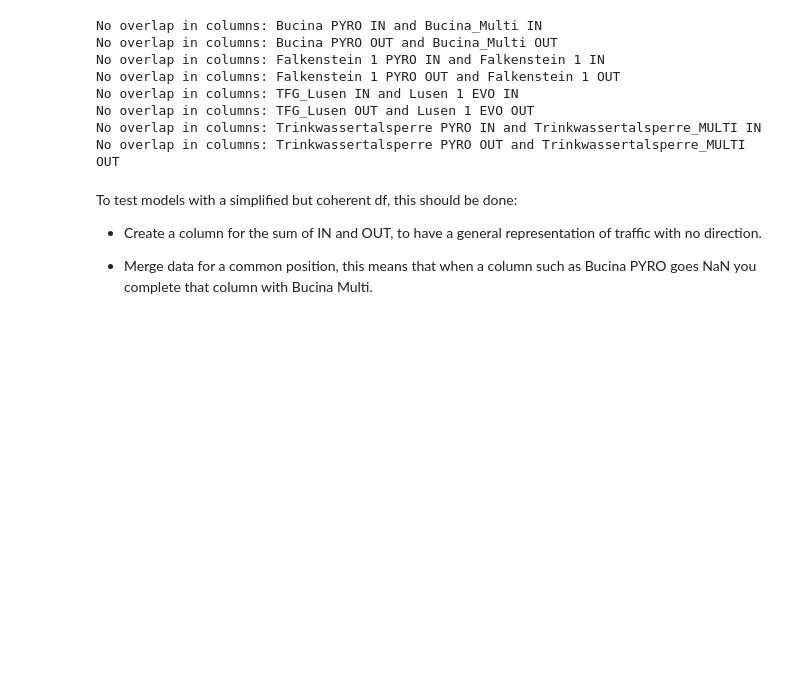
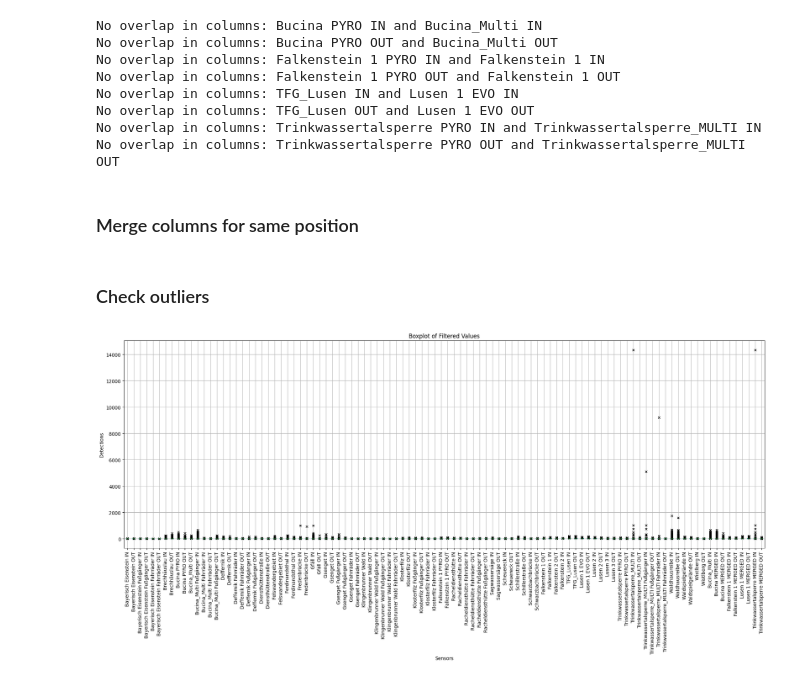
Before and after one commit to m-mango/bavarian-forest-visitor-monitoring-dssgx-24, a Jupyter notebook: cleaning-manual-visitor-count-data.ipynb, the cells around one changed output. Cells and saved outputs as stored; diff of their text form; code cells hidden in the pictures; blank space fills up the shorter version.

```diff
--- a/cleaning-manual-visitor-count-data.ipynb
+++ b/cleaning-manual-visitor-count-data.ipynb
@@ -409,9 +409,49 @@ No overlap in columns: TFG_Lusen IN and Lusen 1 EVO IN
 No overlap in columns: TFG_Lusen OUT and Lusen 1 EVO OUT
 No overlap in columns: Trinkwassertalsperre PYRO IN and Trinkwassertalsperre_MULTI IN
 No overlap in columns: Trinkwassertalsperre PYRO OUT and Trinkwassertalsperre_MULTI OUT
-# %% [markdown]
-To test models with a simplified but coherent df, this should be done:
-
-- Create a column for the sum of IN and OUT, to have a general representation of traffic with no direction.
-
-- Merge data for a common position, this means that when a column such as Bucina PYRO goes NaN you complete that column with Bucina Multi.
+# %% [markdown]
+### Merge columns for same position
+# %%
+def merge_columns(df, merge_dict):
+    # Iterate over each item in the dictionary
+    for new_col, cols in merge_dict.items():
+        # Combine the two columns into one. Assuming no overlap, you can use fillna.
+        df[new_col] = df[cols[0]].combine_first(df[cols[1]])
+
+    return df
+
+df = merge_columns(df, merge)
+# %% [markdown]
+### Check outliers
+# %%
+import matplotlib.pyplot as plt
+
+# Replace zero values with NaN
+df_filtered = df.replace(0, np.nan)
+
+# Drop rows where all values are NaN (i.e., where all values were zero or greater than 1000)
+df_filtered = df_filtered.dropna(how='all')
+
+# Drop columns where all values are NaN (if any column became completely empty)
+df_filtered = df_filtered.dropna(axis=1, how='all')
+
+# Check if there are any remaining columns to plot
+if not df_filtered.empty and not df_filtered.select_dtypes(include=[np.number]).empty:
+    plt.figure(figsize=(20, 10))
+
+    # Create the boxplot
+    boxplot = df_filtered.boxplot(
+        whis=1.5,
+        flierprops=dict(marker='x', color='red', markersize=5)
+    )
+
+    plt.title('Boxplot of Filtered Values')
+    plt.xlabel('Sensors')
+    plt.ylabel('Detections')
+    plt.xticks(rotation=90)  # Rotate x-axis labels for better readability
+    plt.tight_layout()  # Adjust layout to prevent clipping of labels
+    plt.show()
+else:
+    print("No numeric columns available for plotting.")
+# %% [output]
+[figure, added]
```
Also changed, not shown: parts of 20 cells of this notebook.
